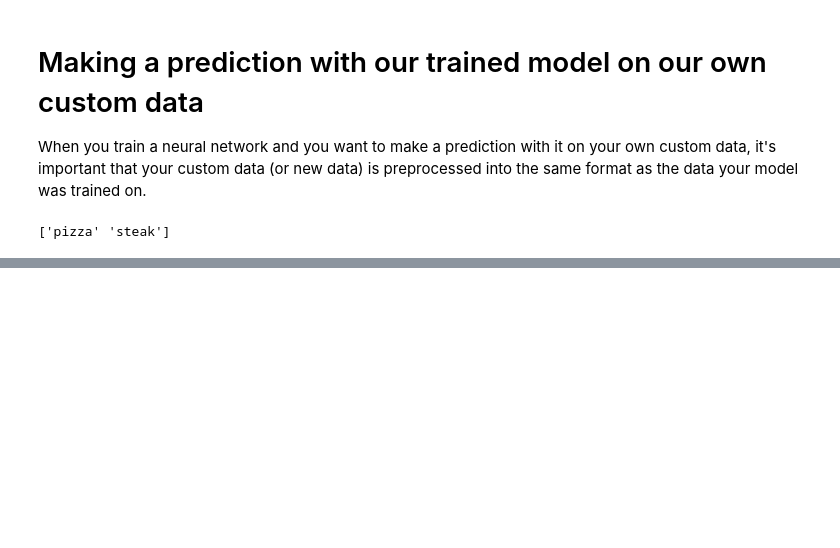
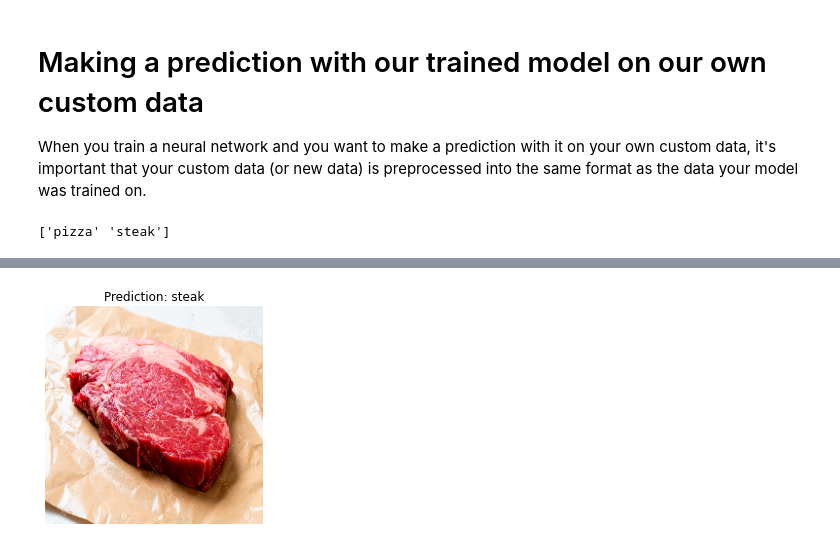
Before and after one commit to DataAnalyticsDojo/Samples-TensorFlow, a Jupyter notebook: FundamentalsCourse/03_convolutional_neural_network_with_tensorflow.ipynb, the cells around one changed output, grey strips where cells are left out. Drawn from its saved outputs; the diff is of its cells as text; code cells hidden in the pictures; blank space fills up the shorter version.

```diff
--- a/FundamentalsCourse/03_convolutional_neural_network_with_tensorflow.ipynb
+++ b/FundamentalsCourse/03_convolutional_neural_network_with_tensorflow.ipynb
@@ -1106,3 +1126,3 @@ steak.shape, steak
 [figure]
 # %%
-model_7.predict(tf.expand_dims(steak, axis=0))
+pred = model_8.predict(tf.expand_dims(steak, axis=0))
@@ -1136,0 +1161,4 @@ pred_and_plot(model_8, "https://raw.githubusercontent.com/mrdbourke/tensorflow-d
+# %%
+pred_and_plot(model_8, "https://previews.123rf.com/images/topntp/topntp1907/topntp190704628/127802337-fresh-raw-beef-steak-or-raw-meat.jpg")
+# %% [output]
+[figure, added]
```
Also changed, not shown: parts of 48 cells of this notebook.
